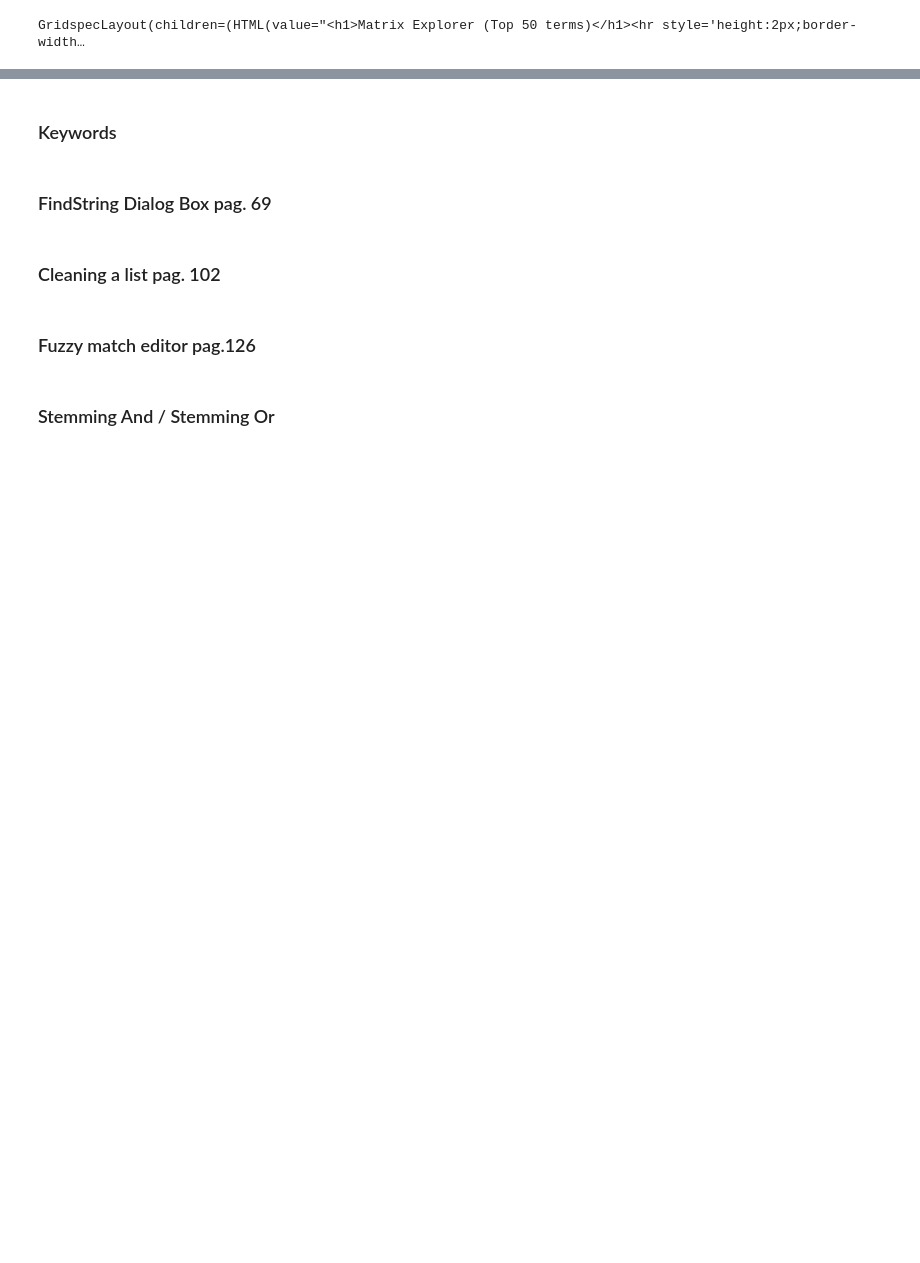
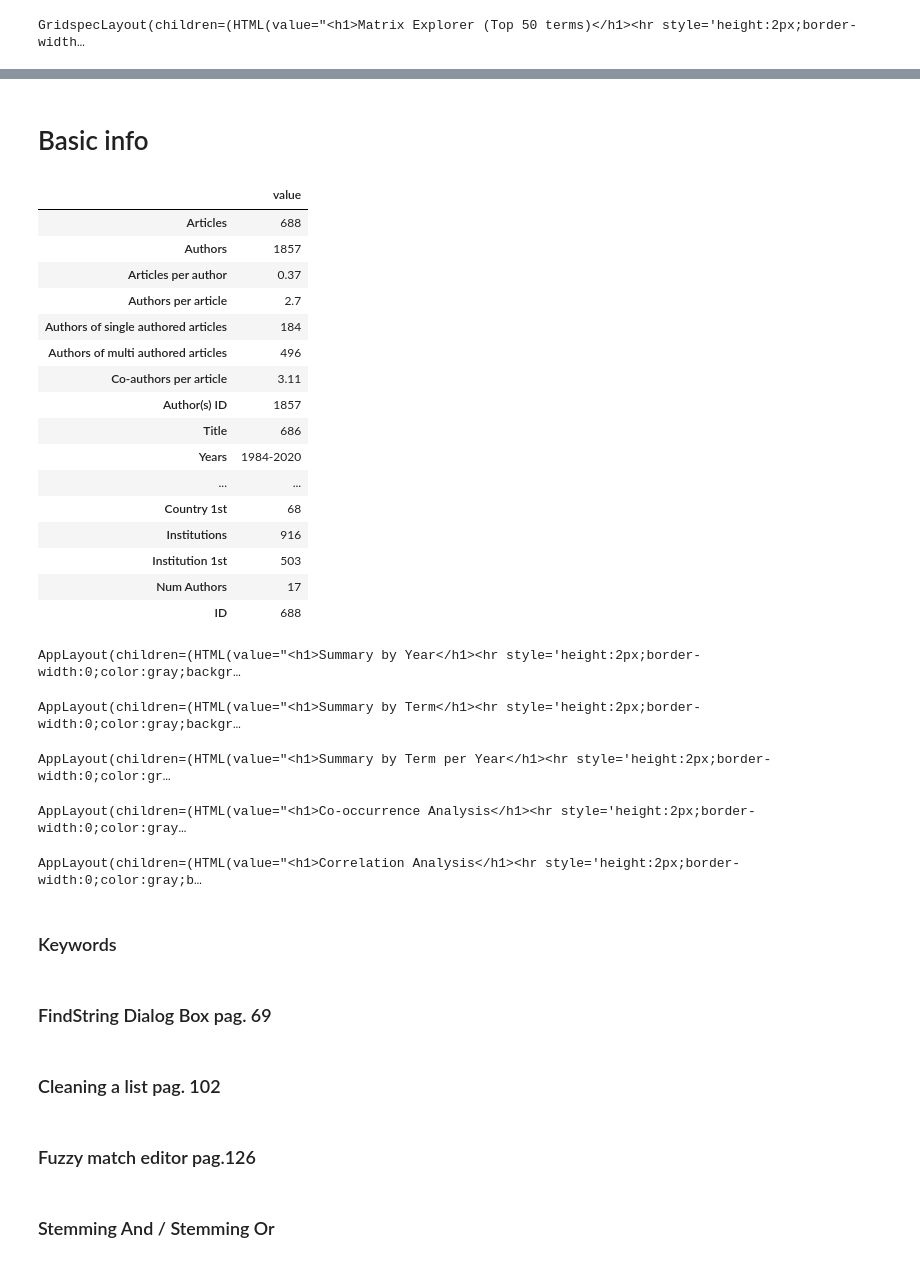
Before and after one commit to jdvelasq/techminer-old, a Jupyter notebook: techminer/apps.ipynb, the cells around one changed output, grey strips where cells are left out. Cells and saved outputs as stored; diff of their text form; code cells hidden in the pictures; blank space fills up the shorter version.

```diff
--- a/techminer/apps.ipynb
+++ b/techminer/apps.ipynb
@@ -39,5 +58,45 @@ data.coverage(df)
+# %% [markdown]
+# Basic info
 # %%
-data.app(df)
+data.descriptive_stats(df)
+# %% [output]
+|  | value |
+| Articles | 688 |
+| Authors | 1857 |
+| Articles per author | 0.37 |
+| Authors per article | 2.7 |
+| Authors of single authored articles | 184 |
+| Authors of multi authored articles | 496 |
+| Co-authors per article | 3.11 |
+| Author(s) ID | 1857 |
+| Title | 686 |
+| Years | 1984-2020 |
+| ... | ... |
+| Country 1st | 68 |
+| Institutions | 916 |
+| Institution 1st | 503 |
+| Num Authors | 17 |
+| ID | 688 |
+# %%
+by_year.app(df)
+# %% [output]
+AppLayout(children=(HTML(value="<h1>Summary by Year</h1><hr style='height:2px;border-width:0;color:gray;backgr…
+# %%
+by_term.app(df)
+# %% [output]
+AppLayout(children=(HTML(value="<h1>Summary by Term</h1><hr style='height:2px;border-width:0;color:gray;backgr…
+# %%
+by_term_per_year.app(df)
+# %% [output]
+AppLayout(children=(HTML(value="<h1>Summary by Term per Year</h1><hr style='height:2px;border-width:0;color:gr…
+# %%
+co_occurrence.app(df)
+# %% [output]
+AppLayout(children=(HTML(value="<h1>Co-occurrence Analysis</h1><hr style='height:2px;border-width:0;color:gray…
+# %%
+correlation.app(df)
+# %% [output]
+AppLayout(children=(HTML(value="<h1>Correlation Analysis</h1><hr style='height:2px;border-width:0;color:gray;b…
 # %% [markdown]
 ### Keywords
 # %% [markdown]
```
Also changed, not shown: parts of 17 cells of this notebook, 2 other files.
